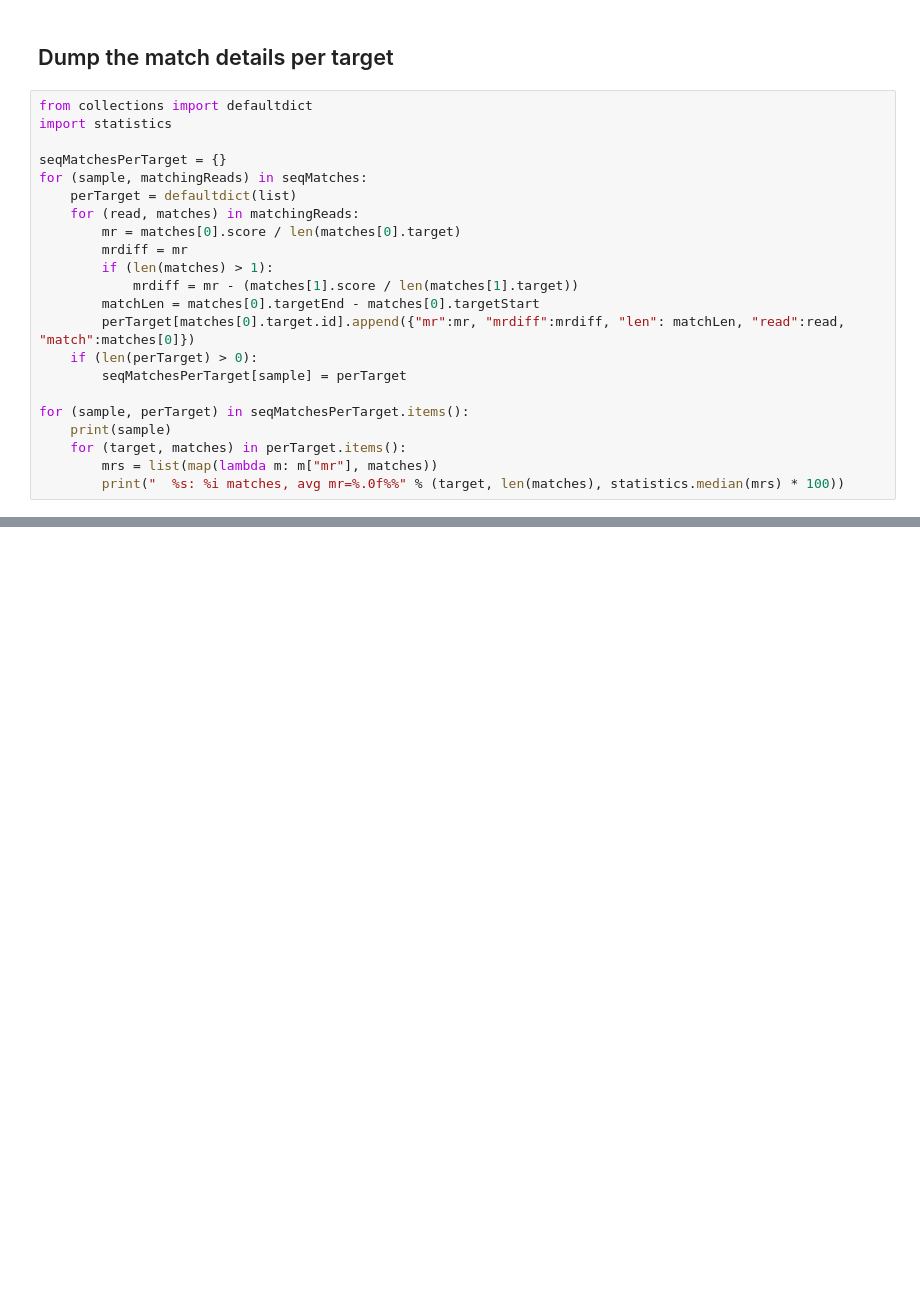
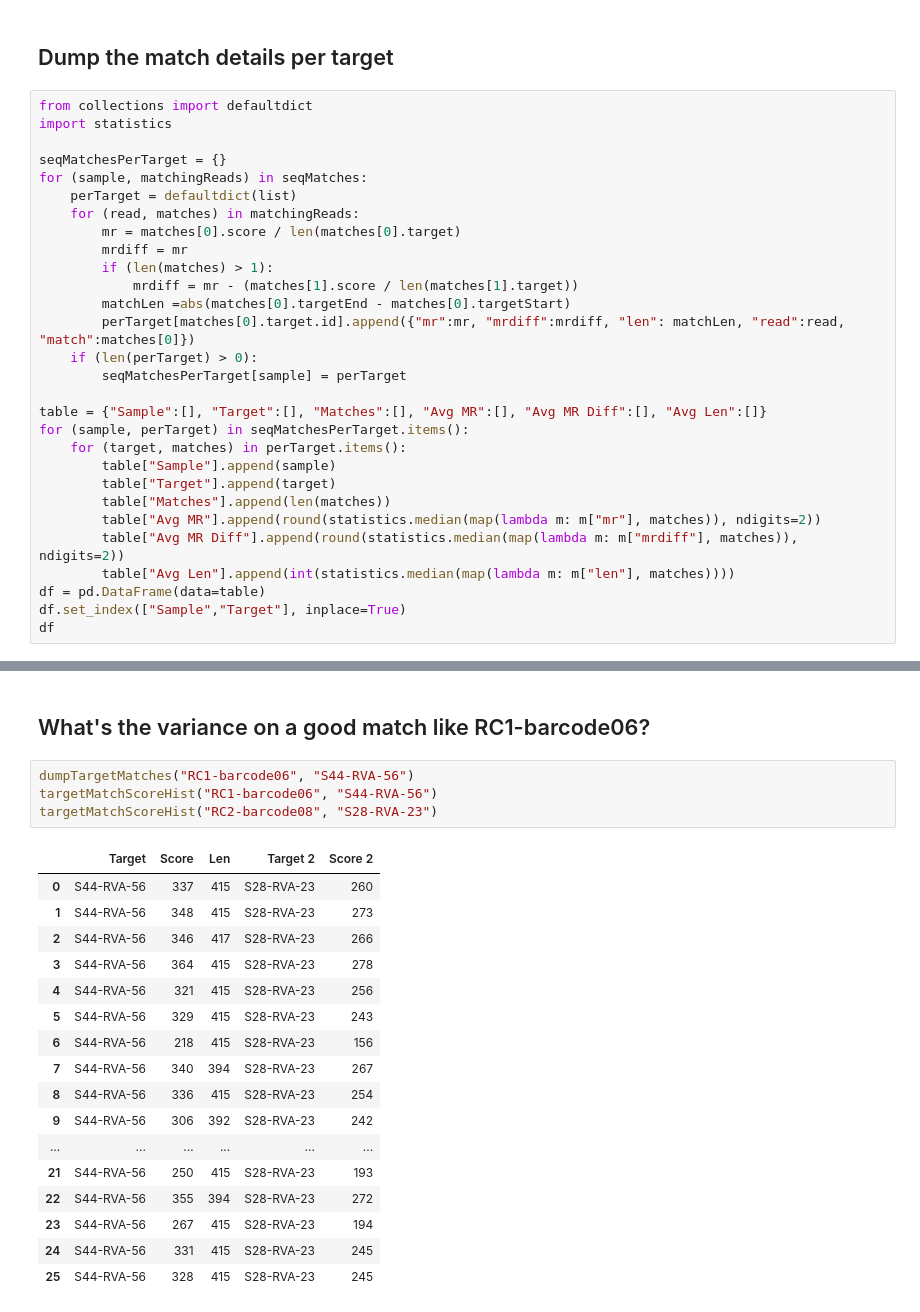
Before and after one commit to RByers/RespiCov-analyze, a Jupyter notebook: RCMatchSeq.ipynb, the cells around one changed output, grey strips where cells are left out. Saved outputs shown, nothing was run; the diff lists cells and outputs as text; blank space fills up the shorter version.

Commit message:
Analyze unexpected matches in RCMatchSeq

```diff
--- a/RCMatchSeq.ipynb
+++ b/RCMatchSeq.ipynb
@@ -111,14 +111,21 @@ for (sample, matchingReads) in seqMatches:
         mrdiff = mr
         if (len(matches) > 1):
             mrdiff = mr - (matches[1].score / len(matches[1].target))
-        matchLen = matches[0].targetEnd - matches[0].targetStart
+        matchLen =abs(matches[0].targetEnd - matches[0].targetStart)
         perTarget[matches[0].target.id].append({"mr":mr, "mrdiff":mrdiff, "len": matchLen, "read":read, "match":matches[0]})
     if (len(perTarget) > 0):
         seqMatchesPerTarget[sample] = perTarget
 
+table = {"Sample":[], "Target":[], "Matches":[], "Avg MR":[], "Avg MR Diff":[], "Avg Len":[]}
 for (sample, perTarget) in seqMatchesPerTarget.items():
-    print(sample)
     for (target, matches) in perTarget.items():
-        mrs = list(map(lambda m: m["mr"], matches))
-        print("  %s: %i matches, avg mr=%.0f%%" % (target, len(matches), statistics.median(mrs) * 100))
+        table["Sample"].append(sample)
+        table["Target"].append(target)
+        table["Matches"].append(len(matches))
+        table["Avg MR"].append(round(statistics.median(map(lambda m: m["mr"], matches)), ndigits=2))
+        table["Avg MR Diff"].append(round(statistics.median(map(lambda m: m["mrdiff"], matches)), ndigits=2))
+        table["Avg Len"].append(int(statistics.median(map(lambda m: m["len"], matches))))
+df = pd.DataFrame(data=table)
+df.set_index(["Sample","Target"], inplace=True)
+df
 # %% [output]
@@ -159,0 +215,24 @@ Doing a blast for these sequences we can see that it's indeed both RV-A23, but t
+# %% [markdown]
+## What's the variance on a good match like RC1-barcode06?
+# %%
+dumpTargetMatches("RC1-barcode06", "S44-RVA-56")
+targetMatchScoreHist("RC1-barcode06", "S44-RVA-56")
+targetMatchScoreHist("RC2-barcode08", "S28-RVA-23")
+# %% [output]
+|  | Target | Score | Len | Target 2 | Score 2 |
+| 0 | S44-RVA-56 | 337 | 415 | S28-RVA-23 | 260 |
+| 1 | S44-RVA-56 | 348 | 415 | S28-RVA-23 | 273 |
+| 2 | S44-RVA-56 | 346 | 417 | S28-RVA-23 | 266 |
+| 3 | S44-RVA-56 | 364 | 415 | S28-RVA-23 | 278 |
+| 4 | S44-RVA-56 | 321 | 415 | S28-RVA-23 | 256 |
+| 5 | S44-RVA-56 | 329 | 415 | S28-RVA-23 | 243 |
+| 6 | S44-RVA-56 | 218 | 415 | S28-RVA-23 | 156 |
+| 7 | S44-RVA-56 | 340 | 394 | S28-RVA-23 | 267 |
+| 8 | S44-RVA-56 | 336 | 415 | S28-RVA-23 | 254 |
+| 9 | S44-RVA-56 | 306 | 392 | S28-RVA-23 | 242 |
+| ... | ... | ... | ... | ... | ... |
+| 21 | S44-RVA-56 | 250 | 415 | S28-RVA-23 | 193 |
+| 22 | S44-RVA-56 | 355 | 394 | S28-RVA-23 | 272 |
+| 23 | S44-RVA-56 | 267 | 415 | S28-RVA-23 | 194 |
+| 24 | S44-RVA-56 | 331 | 415 | S28-RVA-23 | 245 |
+| 25 | S44-RVA-56 | 328 | 415 | S28-RVA-23 | 245 |
```
Also changed, not shown: parts of 11 cells of this notebook.
